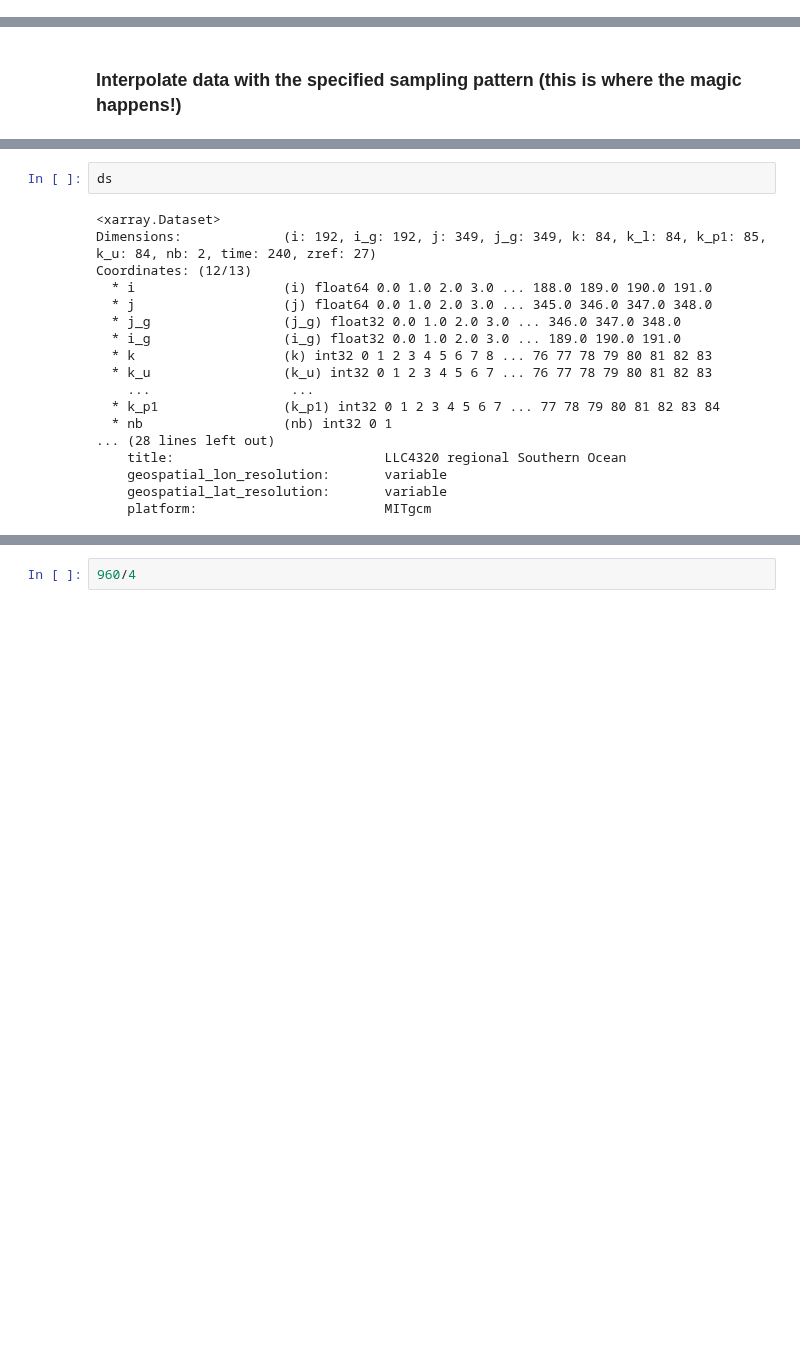
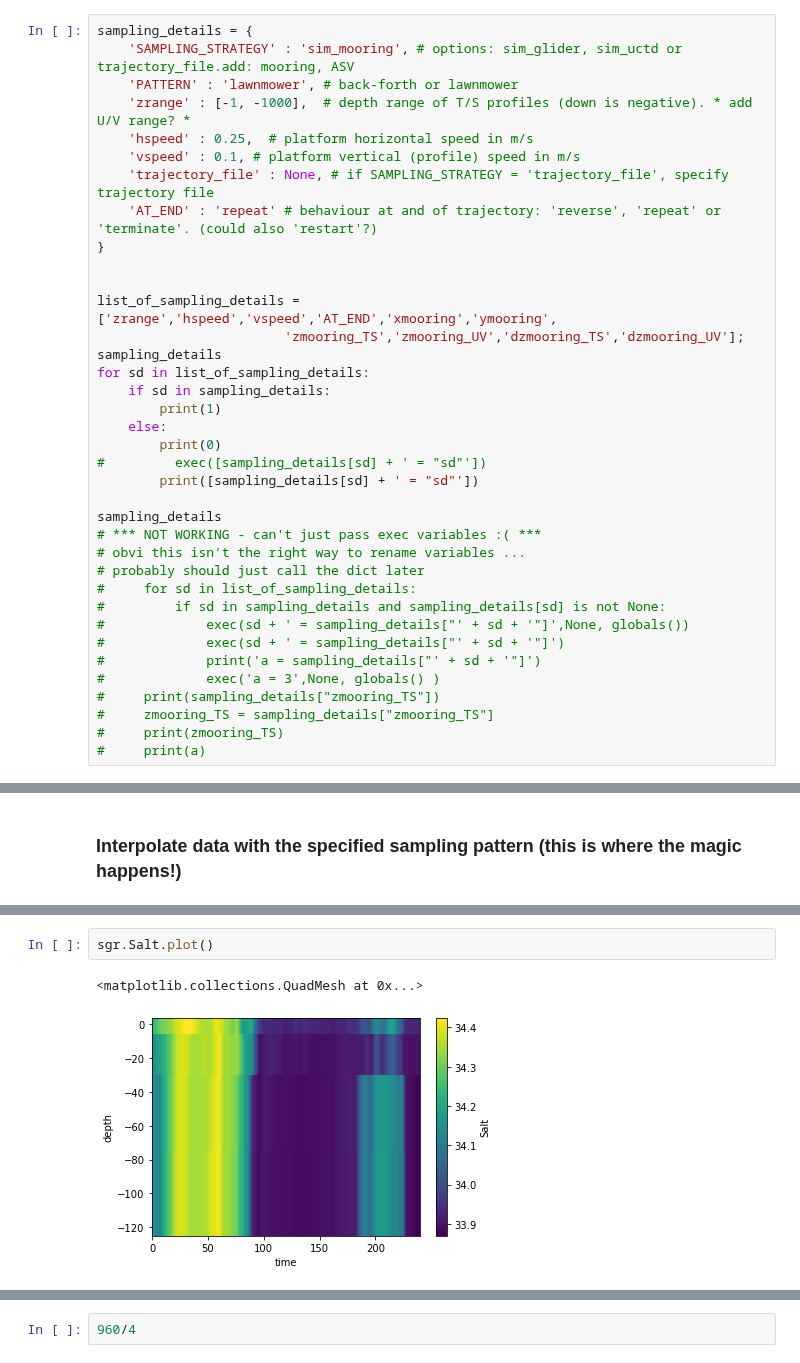
Before and after one commit to kdrushka/model-subsampling, a Jupyter notebook: testing/osse_code.ipynb, the cells around one changed output, grey strips where cells are left out. Drawn from its saved outputs; the diff is of its cells as text; blank space fills up the shorter version.

```diff
--- a/testing/osse_code.ipynb
+++ b/testing/osse_code.ipynb
@@ -114,3 +114,40 @@ from osse_tools import download_llc4320_data, compute_derived_fields, get_survey
 #     'AT_END' : 'repeat' # behaviour at and of trajectory: 'reverse', 'repeat' or 'terminate'. (could also 'restart'?)
 # }
 survey_track, survey_indices, sampling_parameters = get_survey_track(ds, sampling_details)
+# %%
+sampling_details = {
+    'SAMPLING_STRATEGY' : 'sim_mooring', # options: sim_glider, sim_uctd or trajectory_file.add: mooring, ASV
+    'PATTERN' : 'lawnmower', # back-forth or lawnmower
+    'zrange' : [-1, -1000],  # depth range of T/S profiles (down is negative). * add U/V range? *
+    'hspeed' : 0.25,  # platform horizontal speed in m/s
+    'vspeed' : 0.1, # platform vertical (profile) speed in m/s
+    'trajectory_file' : None, # if SAMPLING_STRATEGY = 'trajectory_file', specify trajectory file
+    'AT_END' : 'repeat' # behaviour at and of trajectory: 'reverse', 'repeat' or 'terminate'. (could also 'restart'?)
+}
+
+
+list_of_sampling_details = ['zrange','hspeed','vspeed','AT_END','xmooring','ymooring',
+                        'zmooring_TS','zmooring_UV','dzmooring_TS','dzmooring_UV'];
+sampling_details
+for sd in list_of_sampling_details:
+    if sd in sampling_details:
+        print(1)
+    else:
+        print(0)
+#         exec([sampling_details[sd] + ' = "sd"'])
+        print([sampling_details[sd] + ' = "sd"'])
+
+sampling_details
+# *** NOT WORKING - can't just pass exec variables :( ***
+# obvi this isn't the right way to rename variables ...
+# probably should just call the dict later
+#     for sd in list_of_sampling_details:
+#         if sd in sampling_details and sampling_details[sd] is not None:
+#             exec(sd + ' = sampling_details["' + sd + '"]',None, globals())
+#             exec(sd + ' = sampling_details["' + sd + '"]')
+#             print('a = sampling_details["' + sd + '"]')
+#             exec('a = 3',None, globals() )
+#     print(sampling_details["zmooring_TS"])
+#     zmooring_TS = sampling_details["zmooring_TS"]
+#     print(zmooring_TS)
+#     print(a)
@@ -136,21 +247,6 @@ from osse_tools import download_llc4320_data, compute_derived_fields, get_survey
 sdata, sgr = survey_interp(ds, survey_track, survey_indices)
-# %%
-ds
-# %% [output]
-<xarray.Dataset>
-Dimensions:             (i: 192, i_g: 192, j: 349, j_g: 349, k: 84, k_l: 84, k_p1: 85, k_u: 84, nb: 2, time: 240, zref: 27)
-Coordinates: (12/13)
-  * i                   (i) float64 0.0 1.0 2.0 3.0 ... 188.0 189.0 190.0 191.0
-  * j                   (j) float64 0.0 1.0 2.0 3.0 ... 345.0 346.0 347.0 348.0
-  * j_g                 (j_g) float32 0.0 1.0 2.0 3.0 ... 346.0 347.0 348.0
-  * i_g                 (i_g) float32 0.0 1.0 2.0 3.0 ... 189.0 190.0 191.0
-  * k                   (k) int32 0 1 2 3 4 5 6 7 8 ... 76 77 78 79 80 81 82 83
-  * k_u                 (k_u) int32 0 1 2 3 4 5 6 7 ... 76 77 78 79 80 81 82 83
-    ...                  ...
-  * k_p1                (k_p1) int32 0 1 2 3 4 5 6 7 ... 77 78 79 80 81 82 83 84
-  * nb                  (nb) int32 0 1
-... (28 lines left out)
-    title:                           LLC4320 regional Southern Ocean
-    geospatial_lon_resolution:       variable
-    geospatial_lat_resolution:       variable
-    platform:                        MITgcm
+# %%
+sgr.Salt.plot()
+# %% [output]
+<matplotlib.collections.QuadMesh at 0x...>
+[figure, added]
```
Also changed, not shown: parts of 13 cells of this notebook, 1 other file.
